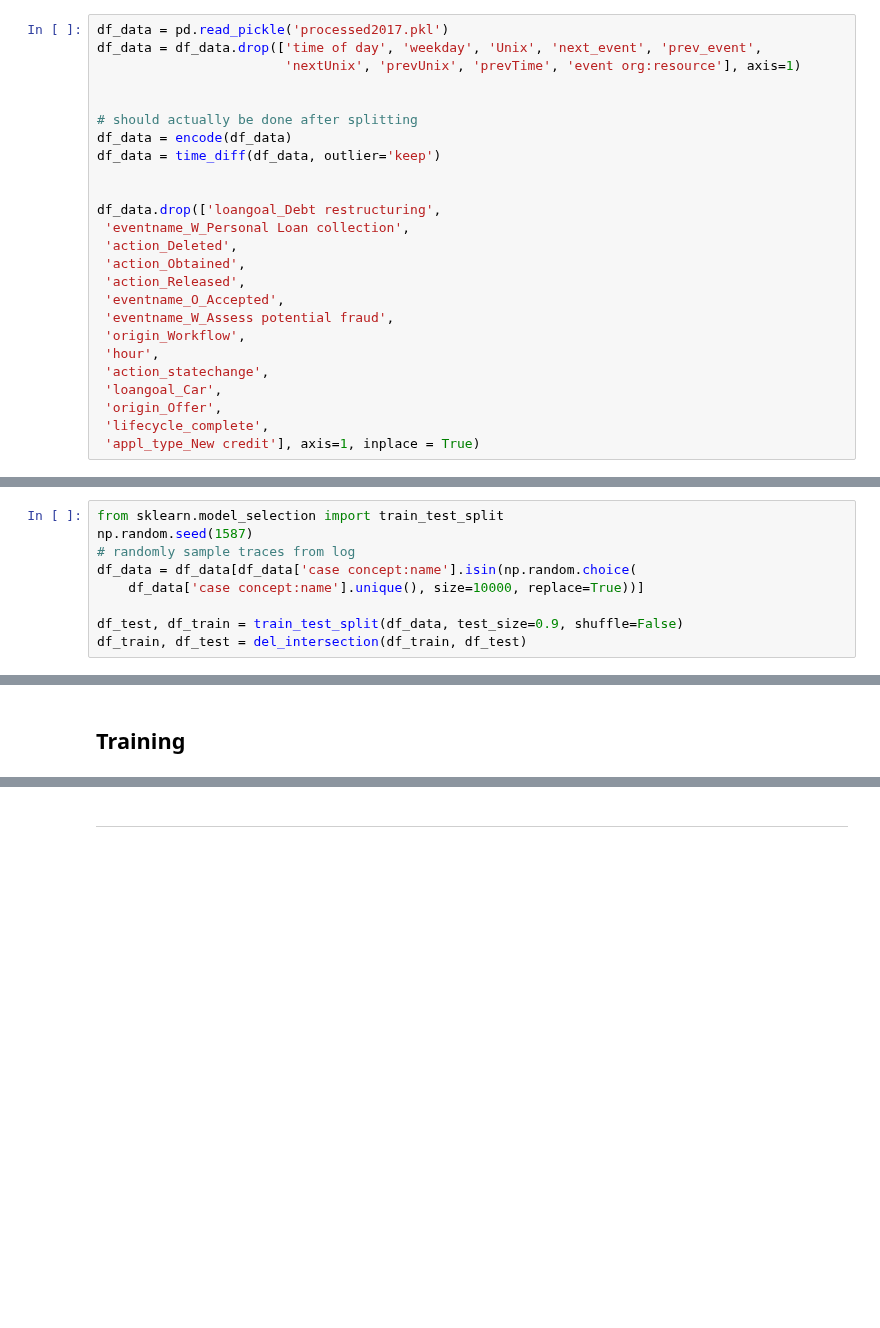
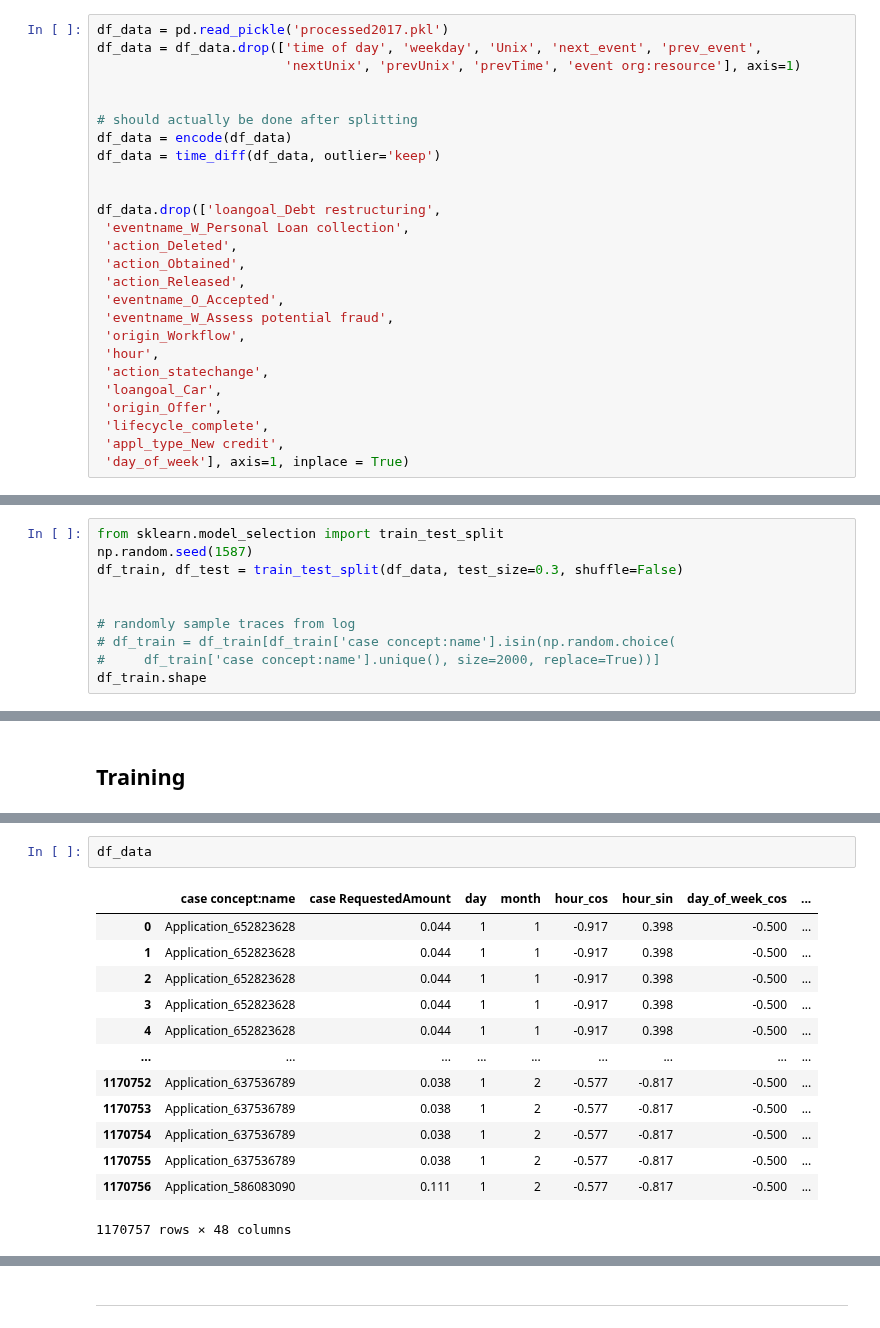
Before and after one commit to Cappa1/ProcessMining, a Jupyter notebook: Linear regression.ipynb, the cells around one changed output, grey strips where cells are left out. Cells and saved outputs as stored; diff of their text form; blank space fills up the shorter version.

```diff
--- a/Linear regression.ipynb
+++ b/Linear regression.ipynb
@@ -34,7 +34,8 @@ df_data.drop(['loangoal_Debt restructuring',
  'loangoal_Car',
  'origin_Offer',
  'lifecycle_complete',
- 'appl_type_New credit'], axis=1, inplace = True)
+ 'appl_type_New credit',
+ 'day_of_week'], axis=1, inplace = True)
 # %%
 def sliding_window(window_size, df):
     """transforms df_data into supervised form
@@ -59,9 +60,10 @@ def sliding_window(window_size, df):
 # %%
 from sklearn.model_selection import train_test_split
 np.random.seed(1587)
+df_train, df_test = train_test_split(df_data, test_size=0.3, shuffle=False)
+
+
 # randomly sample traces from log
-df_data = df_data[df_data['case concept:name'].isin(np.random.choice(
-    df_data['case concept:name'].unique(), size=10000, replace=True))]
-
-df_test, df_train = train_test_split(df_data, test_size=0.9, shuffle=False)
-df_train, df_test = del_intersection(df_train, df_test)
+# df_train = df_train[df_train['case concept:name'].isin(np.random.choice(
+#     df_train['case concept:name'].unique(), size=2000, replace=True))]
+df_train.shape
@@ -82,3 +109,19 @@ model = cv[1]
+# %%
+df_data
+# %% [output]
+|  | case concept:name | case RequestedAmount | day | month | hour_cos | hour_sin | day_of_week_cos | ... |
+| 0 | Application_652823628 | 0.044 | 1 | 1 | -0.917 | 0.398 | -0.500 | ... |
+| 1 | Application_652823628 | 0.044 | 1 | 1 | -0.917 | 0.398 | -0.500 | ... |
+| 2 | Application_652823628 | 0.044 | 1 | 1 | -0.917 | 0.398 | -0.500 | ... |
+| 3 | Application_652823628 | 0.044 | 1 | 1 | -0.917 | 0.398 | -0.500 | ... |
+| 4 | Application_652823628 | 0.044 | 1 | 1 | -0.917 | 0.398 | -0.500 | ... |
+| ... | ... | ... | ... | ... | ... | ... | ... | ... |
+| 1170752 | Application_637536789 | 0.038 | 1 | 2 | -0.577 | -0.817 | -0.500 | ... |
+| 1170753 | Application_637536789 | 0.038 | 1 | 2 | -0.577 | -0.817 | -0.500 | ... |
+| 1170754 | Application_637536789 | 0.038 | 1 | 2 | -0.577 | -0.817 | -0.500 | ... |
+| 1170755 | Application_637536789 | 0.038 | 1 | 2 | -0.577 | -0.817 | -0.500 | ... |
+| 1170756 | Application_586083090 | 0.111 | 1 | 2 | -0.577 | -0.817 | -0.500 | ... |
+1170757 rows × 48 columns
 # %%
 from sklearn.metrics import mean_squared_error
 from sklearn.metrics import r2_score
```
Also changed, not shown: parts of 14 cells of this notebook, 1 other file.
